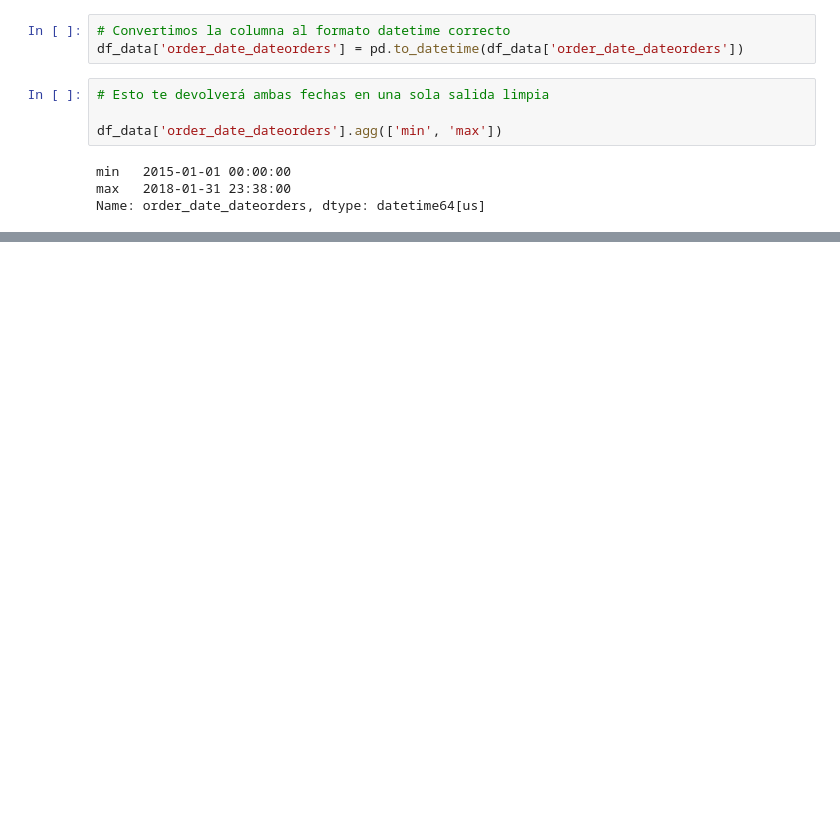
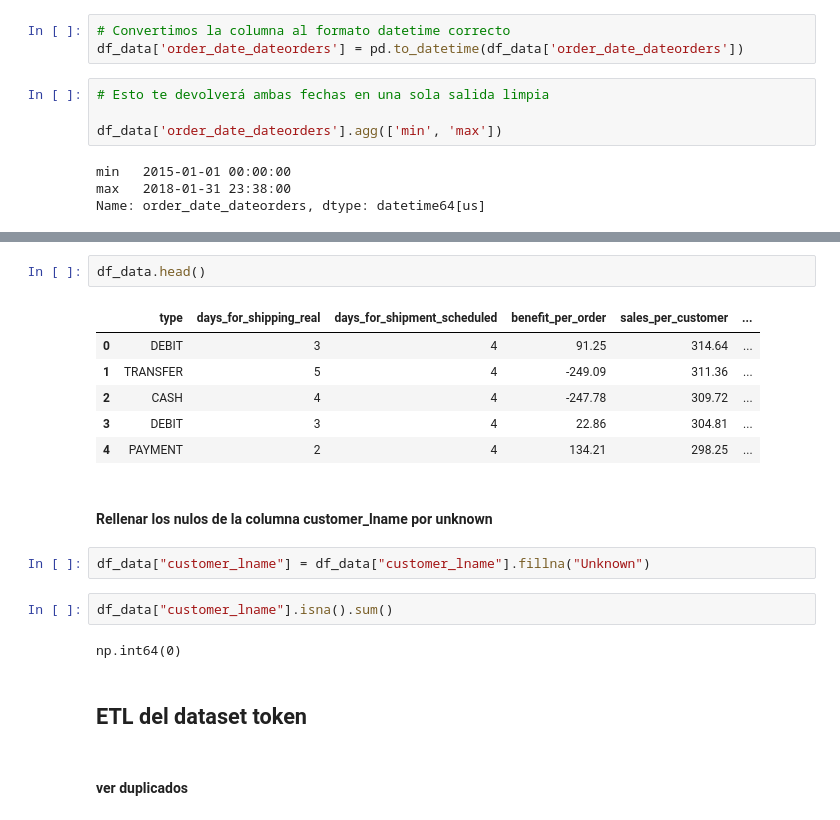
Before and after one commit to fabihrndz/e-commerce-operations-insights, a Jupyter notebook: notebooks/02_etl.ipynb, the cells around one changed output, grey strips where cells are left out. Saved outputs shown, nothing was run; the diff lists cells and outputs as text; blank space fills up the shorter version.

Commit message:
Finalizado el ETL del dataset dataco_supply_chain_docs

```diff
--- a/notebooks/02_etl.ipynb
+++ b/notebooks/02_etl.ipynb
@@ -38,0 +119,21 @@ Name: order_date_dateorders, dtype: datetime64[us]
+# %%
+df_data.head()
+# %% [output]
+|  | type | days_for_shipping_real | days_for_shipment_scheduled | benefit_per_order | sales_per_customer | ... |
+| 0 | DEBIT | 3 | 4 | 91.25 | 314.64 | ... |
+| 1 | TRANSFER | 5 | 4 | -249.09 | 311.36 | ... |
+| 2 | CASH | 4 | 4 | -247.78 | 309.72 | ... |
+| 3 | DEBIT | 3 | 4 | 22.86 | 304.81 | ... |
+| 4 | PAYMENT | 2 | 4 | 134.21 | 298.25 | ... |
+# %% [markdown]
+#### Rellenar los nulos de la columna customer_lname por unknown
+# %%
+df_data["customer_lname"] = df_data["customer_lname"].fillna("Unknown")
+# %%
+df_data["customer_lname"].isna().sum()
+# %% [output]
+np.int64(0)
+# %% [markdown]
+## ETL del dataset token
+# %% [markdown]
+#### ver duplicados
```
Also changed, not shown: parts of 20 cells of this notebook, 3 other files.
